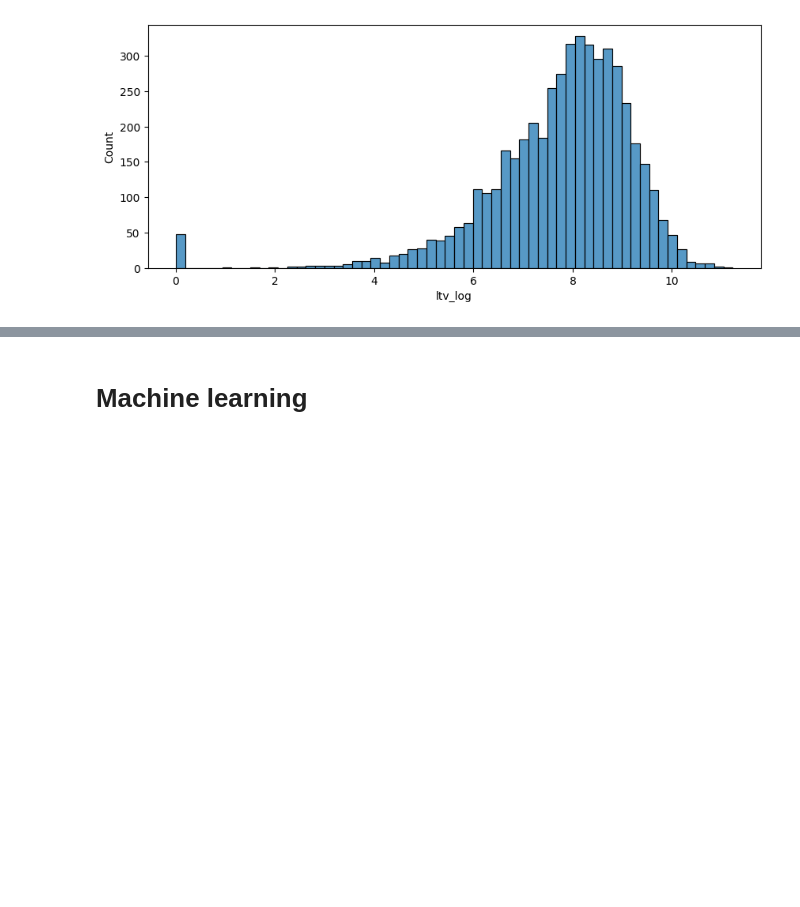
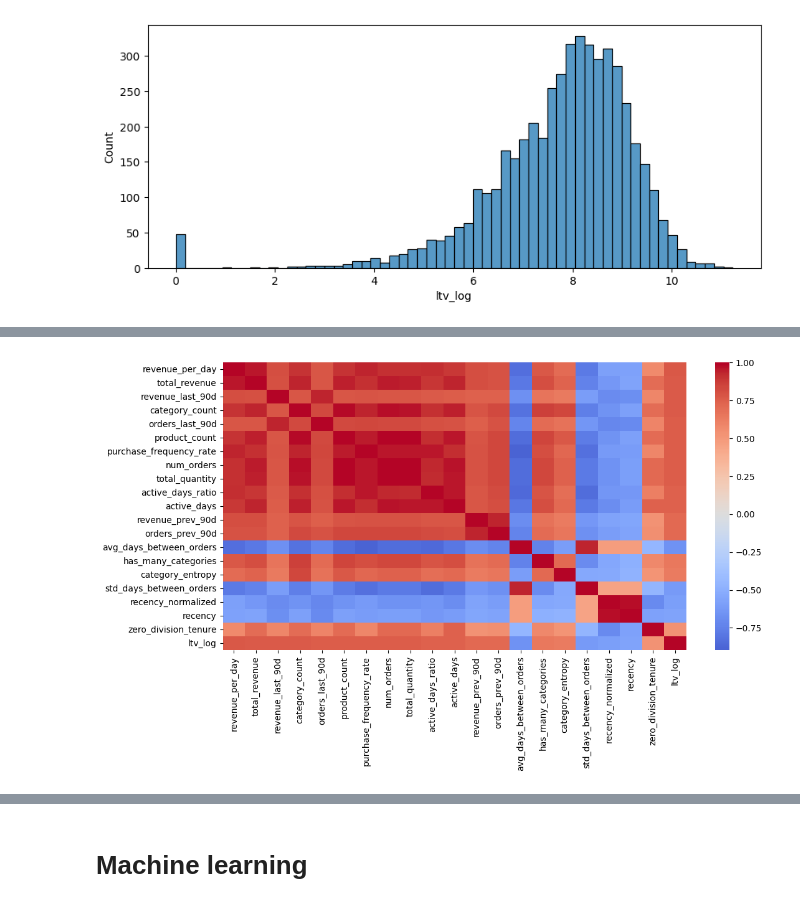
Before and after one commit to arlinrus/vkr, a Jupyter notebook: diplom.ipynb, the cells around one changed output, grey strips where cells are left out. Cells and saved outputs as stored; diff of their text form; code cells hidden in the pictures; blank space fills up the shorter version.

```diff
--- a/diplom.ipynb
+++ b/diplom.ipynb
@@ -588,0 +525,11 @@ for col in num_cols:
+# %%
+numeric_features = [c for c in data.select_dtypes(include=[np.number]).columns if c not in ['ltv', 'ltv_log']]
+pearson_corr = data[numeric_features + ['ltv_log']].corr(method='pearson')['ltv_log'].sort_values(ascending=False)
+spearman_corr = data[numeric_features + ['ltv_log']].corr(method='spearman')['ltv_log'].sort_values(ascending=False)
+
+cor_table = pd.DataFrame({
+    'pearson_corr_ltv_log': pearson_corr,
+    'spearman_corr_ltv_log': spearman_corr
+}).drop(index='ltv_log')
+
+cor_table.sort_values('spearman_corr_ltv_log', ascending=False).head(30)
@@ -588,0 +554,8 @@ for col in num_cols:
+# %%
+corr_ = cor_table['spearman_corr_ltv_log'].abs().sort_values(ascending=False).head(20).index.tolist()
+
+plt.figure(figsize=(12,6))
+sns.heatmap(data[corr_ + ['ltv_log']].corr(method='spearman'), cmap='coolwarm', center=0, annot=False)
+plt.show()
+# %% [output]
+[figure, added]
```
Also changed, not shown: parts of 18 cells of this notebook.
